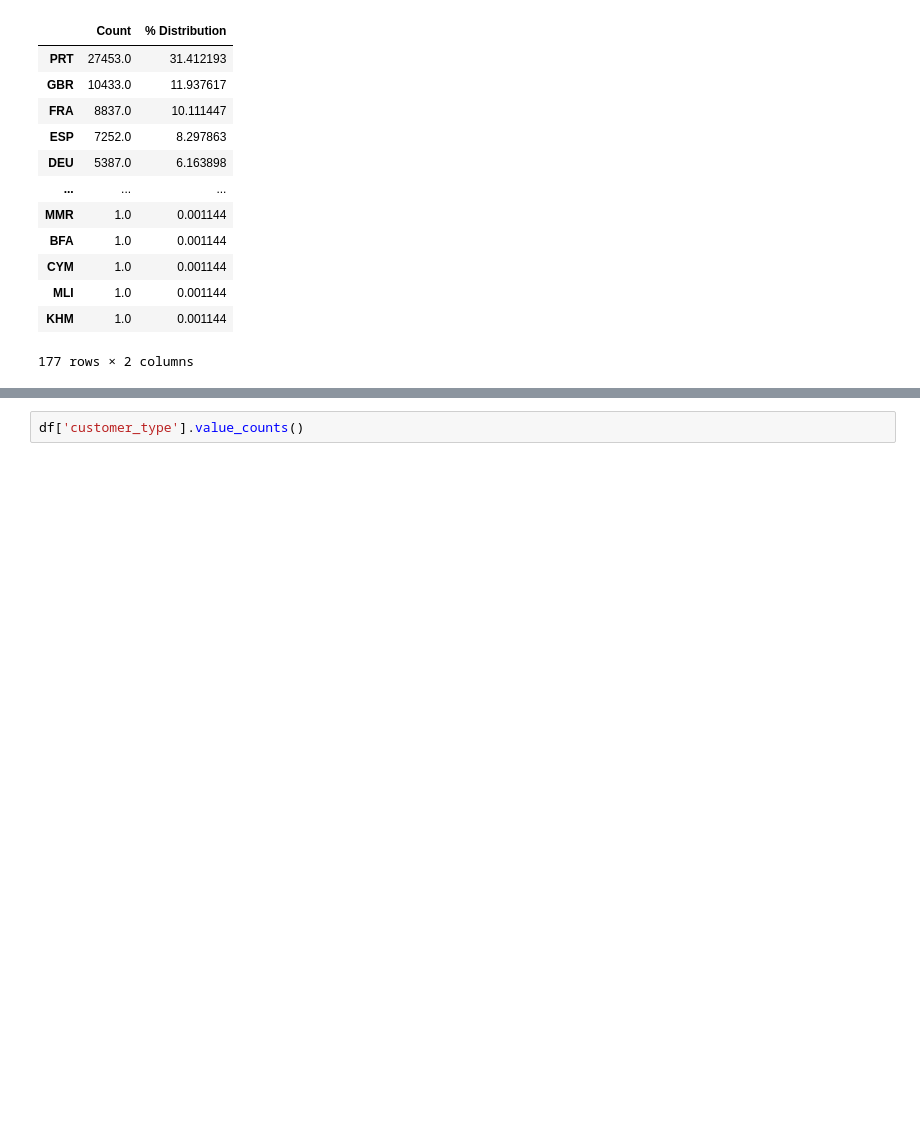
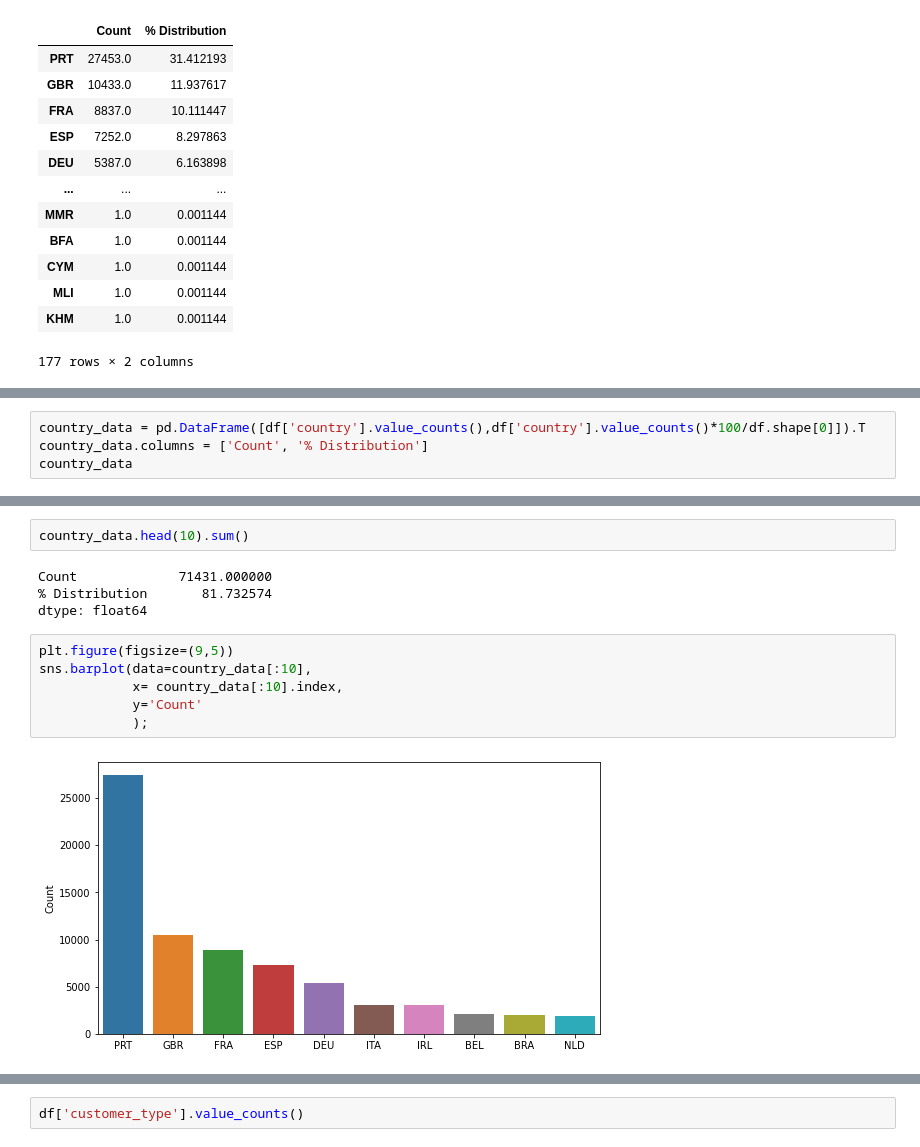
Before and after one commit to neha-goyal55/EDA-Project, a Jupyter notebook: Copy_of_EDA_Hotel_booking_Q1.ipynb, the cells around one changed output, grey strips where cells are left out. Drawn from its saved outputs; the diff is of its cells as text; blank space fills up the shorter version.

```diff
--- a/Copy_of_EDA_Hotel_booking_Q1.ipynb
+++ b/Copy_of_EDA_Hotel_booking_Q1.ipynb
@@ -314,0 +344,4 @@ ValueError: ignored
+# %%
+country_data = pd.DataFrame([df['country'].value_counts(),df['country'].value_counts()*100/df.shape[0]]).T
+country_data.columns = ['Count', '% Distribution']
+country_data
@@ -314,0 +362,14 @@ ValueError: ignored
+# %%
+country_data.head(10).sum()
+# %% [output]
+Count             71431.000000
+% Distribution       81.732574
+dtype: float64
+# %%
+plt.figure(figsize=(9,5))
+sns.barplot(data=country_data[:10],
+            x= country_data[:10].index,
+            y='Count'
+            );
+# %% [output]
+[figure, added]
```
Also changed, not shown: parts of 132 cells of this notebook.
